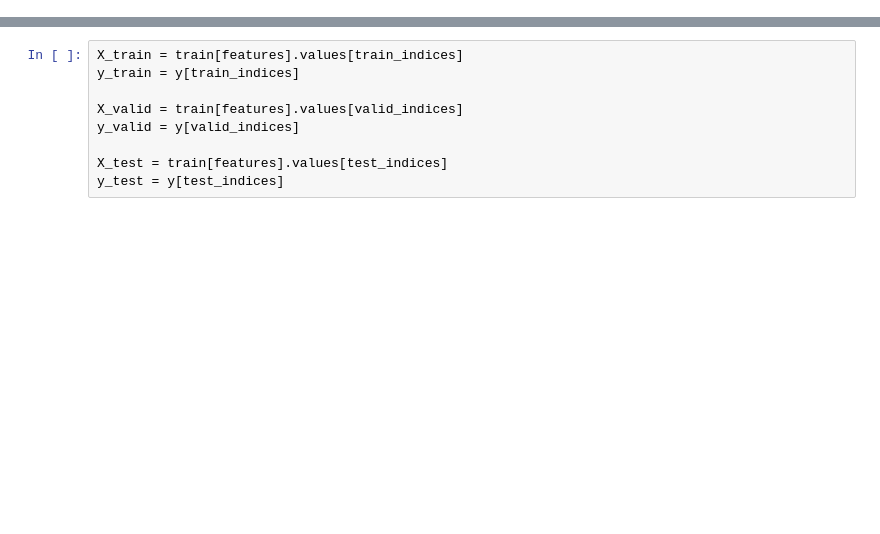
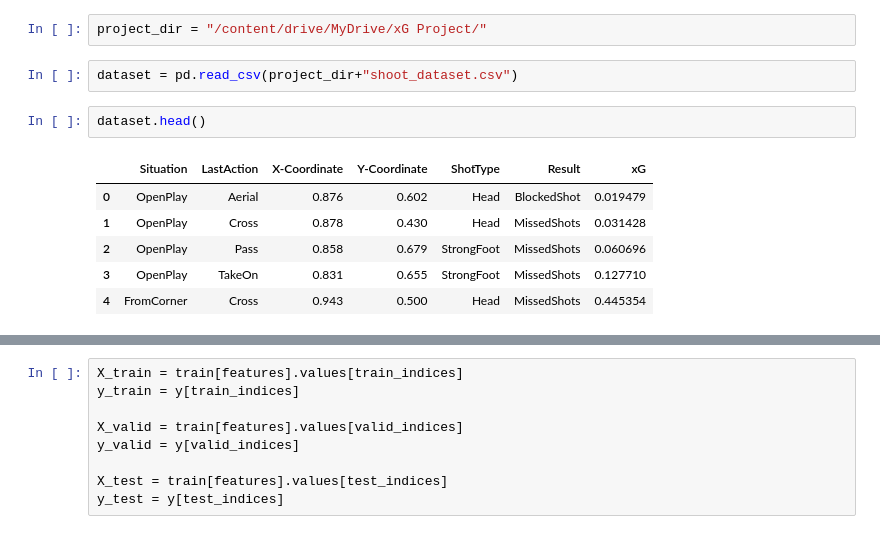
Before and after one commit to ardatiftikci/Advanced-Football-Statistics, a Jupyter notebook: xG/xG_prediction_with_TabNet.ipynb, the cells around one changed output, grey strips where cells are left out. Drawn from its saved outputs; the diff is of its cells as text; blank space fills up the shorter version.

```diff
--- a/xG/xG_prediction_with_TabNet.ipynb
+++ b/xG/xG_prediction_with_TabNet.ipynb
@@ -18,0 +29,13 @@ data_set['LastAction'].replace({"CornerAwarded":"SetPiece", "End":"SetPiece", "F
+# %%
+project_dir = "/content/drive/MyDrive/xG Project/"
+# %%
+dataset = pd.read_csv(project_dir+"shoot_dataset.csv")
+# %%
+dataset.head()
+# %% [output]
+|  | Situation | LastAction | X-Coordinate | Y-Coordinate | ShotType | Result | xG |
+| 0 | OpenPlay | Aerial | 0.876 | 0.602 | Head | BlockedShot | 0.019479 |
+| 1 | OpenPlay | Cross | 0.878 | 0.430 | Head | MissedShots | 0.031428 |
+| 2 | OpenPlay | Pass | 0.858 | 0.679 | StrongFoot | MissedShots | 0.060696 |
+| 3 | OpenPlay | TakeOn | 0.831 | 0.655 | StrongFoot | MissedShots | 0.127710 |
+| 4 | FromCorner | Cross | 0.943 | 0.500 | Head | MissedShots | 0.445354 |
```
Also changed, not shown: parts of 59 cells of this notebook.
